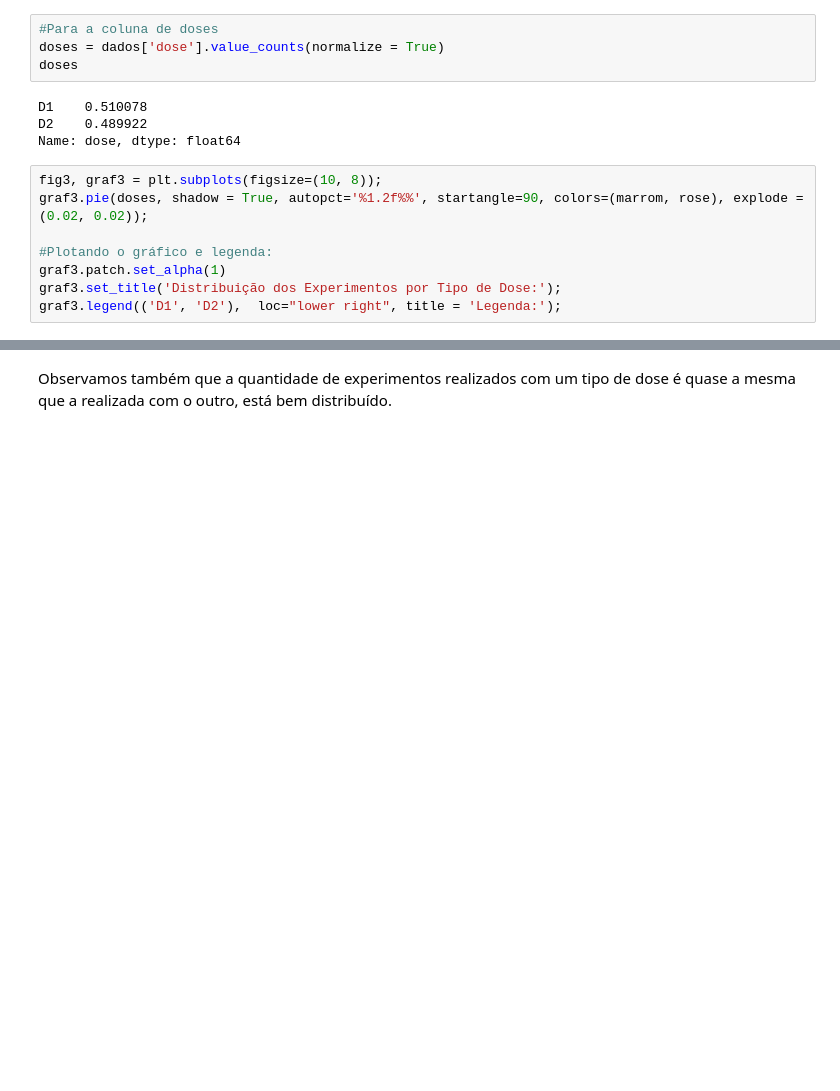
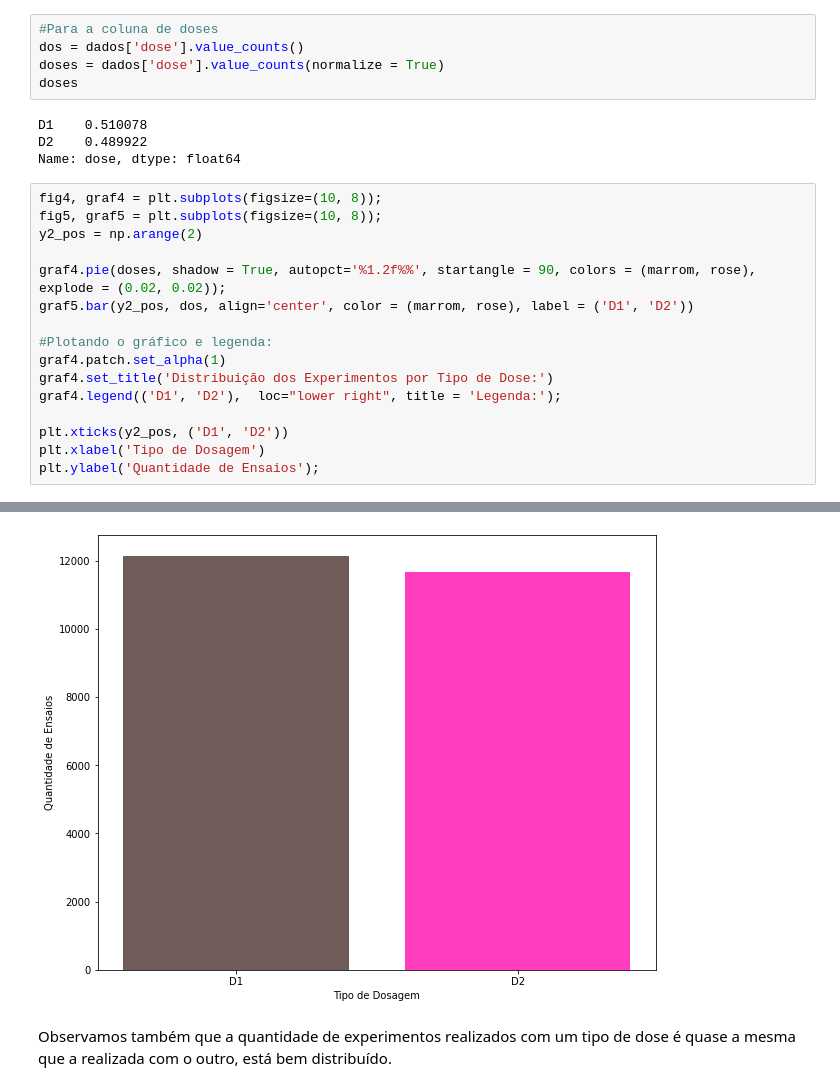
Before and after one commit to De4lerr/Imersao_de_Dados_3, a Jupyter notebook: Atividade_1_Análise_de_Fármacos_Usando_Pandas.ipynb, the cells around one changed output, grey strips where cells are left out. Saved outputs shown, nothing was run; the diff lists cells and outputs as text; blank space fills up the shorter version.

```diff
--- a/Atividade_1_Análise_de_Fármacos_Usando_Pandas.ipynb
+++ b/Atividade_1_Análise_de_Fármacos_Usando_Pandas.ipynb
@@ -108,6 +118,7 @@ graf2.legend(('48 horas', '72 horas', '24 horas'),  loc="lower right", title = '
 Por meio dessas informações observamos que a distribuição de experimentos por tempo está bem equilibrada, com os de 48 horas superando os demais em cerca de 2%.
 # %%
 #Para a coluna de doses
+dos = dados['dose'].value_counts()
 doses = dados['dose'].value_counts(normalize = True)
 doses
 # %% [output]
@@ -115,15 +126,24 @@ D1    0.510078
 D2    0.489922
 Name: dose, dtype: float64
 # %%
-fig3, graf3 = plt.subplots(figsize=(10, 8));
-graf3.pie(doses, shadow = True, autopct='%1.2f%%', startangle=90, colors=(marrom, rose), explode = (0.02, 0.02));
+fig4, graf4 = plt.subplots(figsize=(10, 8));
+fig5, graf5 = plt.subplots(figsize=(10, 8));
+y2_pos = np.arange(2)
+
+graf4.pie(doses, shadow = True, autopct='%1.2f%%', startangle = 90, colors = (marrom, rose), explode = (0.02, 0.02));
+graf5.bar(y2_pos, dos, align='center', color = (marrom, rose), label = ('D1', 'D2'))
 
 #Plotando o gráfico e legenda:
-graf3.patch.set_alpha(1)
-graf3.set_title('Distribuição dos Experimentos por Tipo de Dose:');
-graf3.legend(('D1', 'D2'),  loc="lower right", title = 'Legenda:');
+graf4.patch.set_alpha(1)
+graf4.set_title('Distribuição dos Experimentos por Tipo de Dose:')
+graf4.legend(('D1', 'D2'),  loc="lower right", title = 'Legenda:');
+
+plt.xticks(y2_pos, ('D1', 'D2'))
+plt.xlabel('Tipo de Dosagem')
+plt.ylabel('Quantidade de Ensaios');
 # %% [output]
 [figure]
+[figure, added]
 # %% [markdown]
 Observamos também que a quantidade de experimentos realizados com um tipo de dose é quase a mesma que a realizada com o outro, está bem distribuído.
 # %%
```
Also changed, not shown: parts of 3 cells of this notebook.
